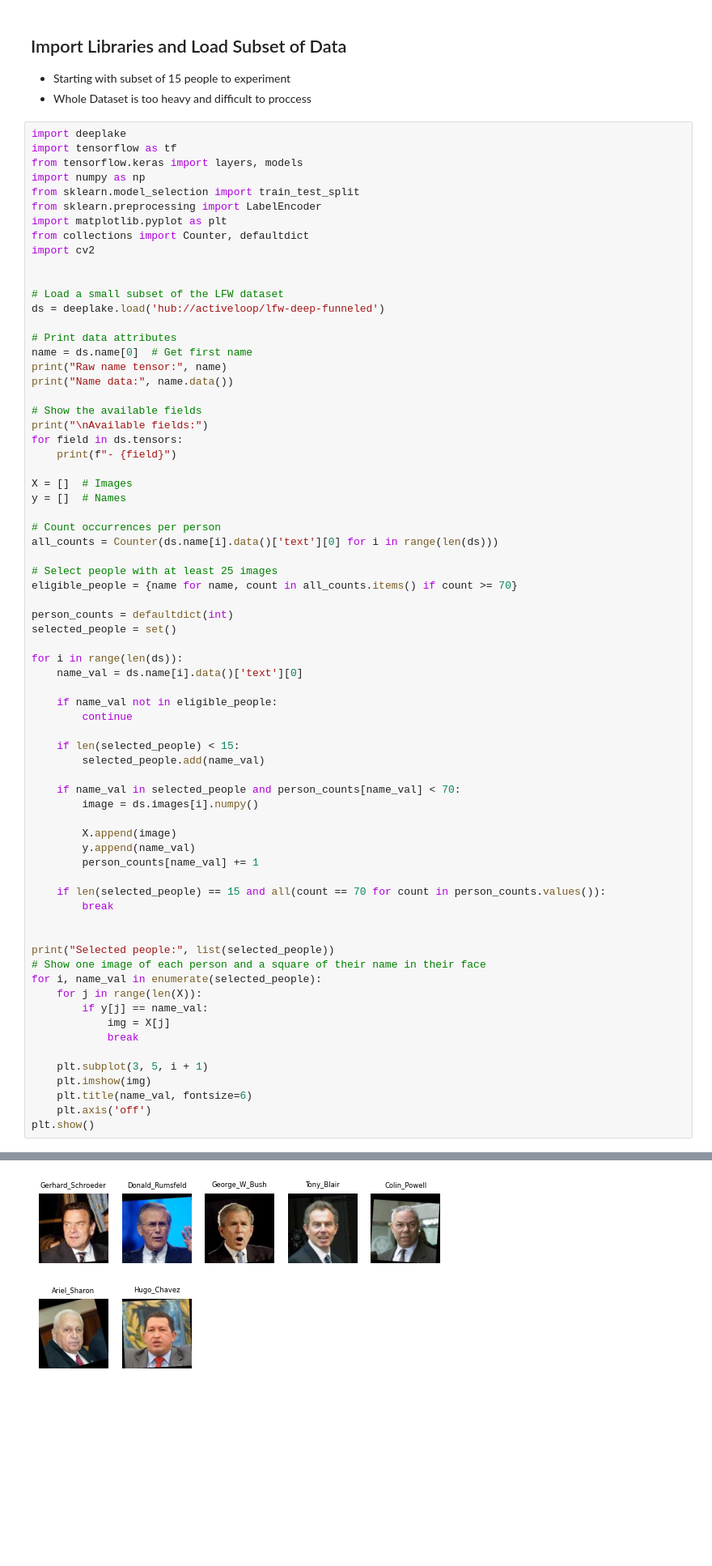
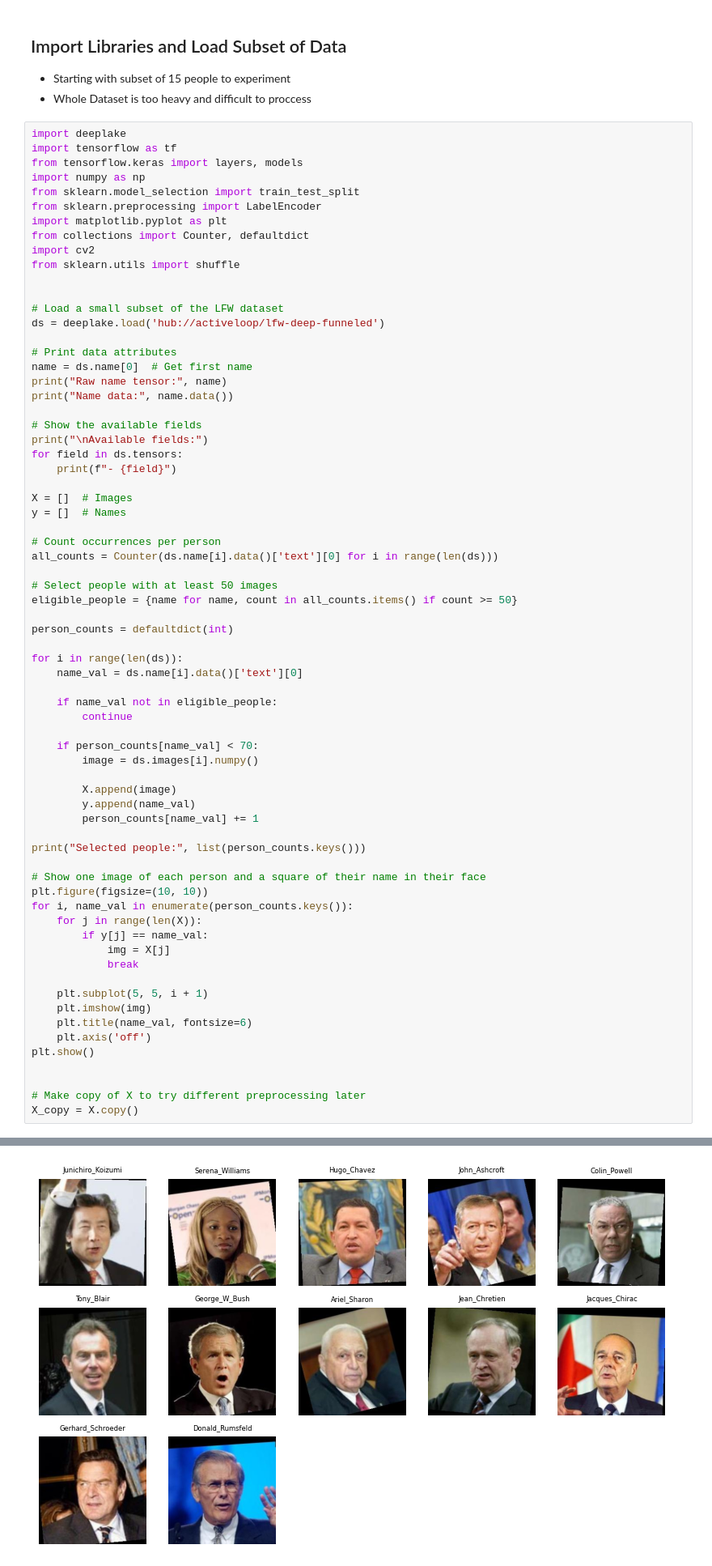
Before and after one commit to gabrielrosendo/CST440-ML-Labs, a Jupyter notebook: face_recognition.ipynb, the cells around one changed output, grey strips where cells are left out. Shown at 81% size. Drawn from its saved outputs; the diff is of its cells as text; blank space fills up the shorter version.

Commit message:
Trying different data processing

```diff
--- a/face_recognition.ipynb
+++ b/face_recognition.ipynb
@@ -28,6 +28,7 @@ from sklearn.preprocessing import LabelEncoder
 import matplotlib.pyplot as plt
 from collections import Counter, defaultdict
 import cv2
+from sklearn.utils import shuffle
 
 
 # Load a small subset of the LFW dataset
@@ -49,11 +50,10 @@ y = []  # Names
 # Count occurrences per person
 all_counts = Counter(ds.name[i].data()['text'][0] for i in range(len(ds)))
 
-# Select people with at least 25 images
-eligible_people = {name for name, count in all_counts.items() if count >= 70}
+# Select people with at least 50 images
+eligible_people = {name for name, count in all_counts.items() if count >= 50}
 
 person_counts = defaultdict(int)
-selected_people = set()
 
 for i in range(len(ds)):
     name_val = ds.name[i].data()['text'][0]
@@ -61,31 +61,30 @@ for i in range(len(ds)):
     if name_val not in eligible_people:
         continue
 
-    if len(selected_people) < 15:
-        selected_people.add(name_val)
-
-    if name_val in selected_people and person_counts[name_val] < 70:
+    if person_counts[name_val] < 70:
         image = ds.images[i].numpy()
 
         X.append(image)
         y.append(name_val)
         person_counts[name_val] += 1
 
-    if len(selected_people) == 15 and all(count == 70 for count in person_counts.values()):
-        break
+print("Selected people:", list(person_counts.keys()))
 
-
-print("Selected people:", list(selected_people))
 # Show one image of each person and a square of their name in their face
-for i, name_val in enumerate(selected_people):
+plt.figure(figsize=(10, 10))
+for i, name_val in enumerate(person_counts.keys()):
     for j in range(len(X)):
         if y[j] == name_val:
             img = X[j]
             break
 
-    plt.subplot(3, 5, i + 1)
+    plt.subplot(5, 5, i + 1)
     plt.imshow(img)
     plt.title(name_val, fontsize=6)
     plt.axis('off')
 plt.show()
+
+
+# Make copy of X to try different preprocessing later
+X_copy = X.copy()
 # %% [output]
@@ -105,4 +104,4 @@ Selected people: ['Gerhard_Schroeder', 'Donald_Rumsfeld', 'George_W_Bush', 'Tony
-[figure, old version]
+[figure, new version]
 # %% [markdown]
 ## Pre Process Data
 # %%
```
Also changed, not shown: parts of 7 cells of this notebook.
